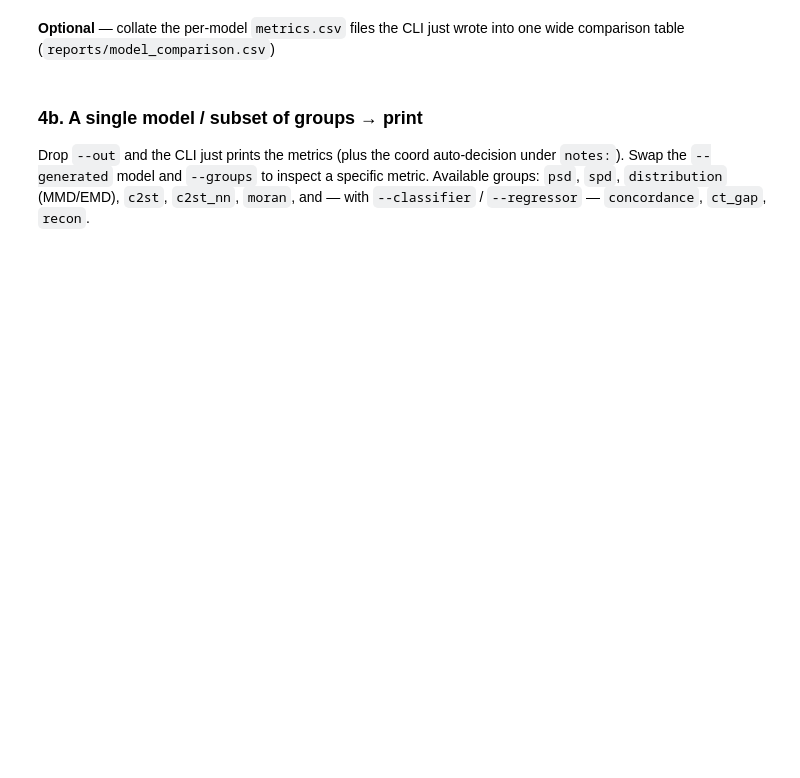
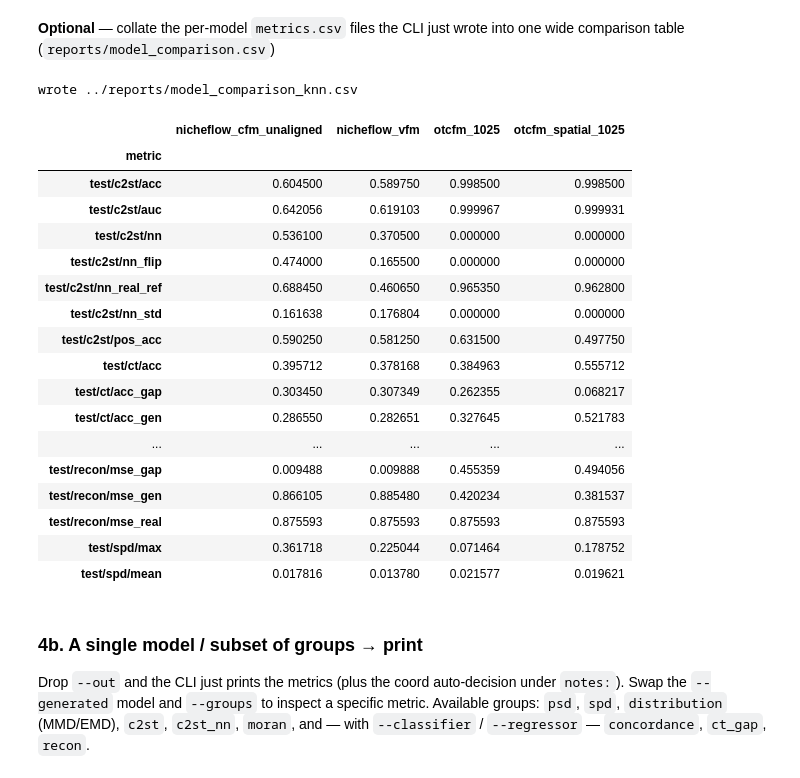
Before and after one commit to MONICAWAN1/eval_metrics, a Jupyter notebook: notebooks/evaluation.ipynb, the cells around one changed output. Drawn from its saved outputs; the diff is of its cells as text; code cells hidden in the pictures; blank space fills up the shorter version.

Commit message:
rerun metrics on the new c2st

```diff
--- a/notebooks/evaluation.ipynb
+++ b/notebooks/evaluation.ipynb
@@ -249,17 +398,37 @@ comparison table (`reports/model_comparison.csv`)
 # %%
 import glob
 import os
 
 import pandas as pd
 
 cols = {}
-for csv_path in sorted(glob.glob("../reports/*/metrics.csv")):
+for csv_path in sorted(glob.glob("../reports/*/metrics_knn.csv")):
     name = os.path.basename(os.path.dirname(csv_path))
     cols[name] = pd.read_csv(csv_path, index_col="metric")["value"]
 table = pd.DataFrame(cols).sort_index()
-table.to_csv("../reports/model_comparison.csv")
-print("wrote ../reports/model_comparison.csv")
+table.to_csv("../reports/model_comparison_knn.csv")
+print("wrote ../reports/model_comparison_knn.csv")
 table
+# %% [output]
+wrote ../reports/model_comparison_knn.csv
+|  | nicheflow_cfm_unaligned | nicheflow_vfm | otcfm_1025 | otcfm_spatial_1025 |
+| metric |  |  |  |  |
+| test/c2st/acc | 0.604500 | 0.589750 | 0.998500 | 0.998500 |
+| test/c2st/auc | 0.642056 | 0.619103 | 0.999967 | 0.999931 |
+| test/c2st/nn | 0.536100 | 0.370500 | 0.000000 | 0.000000 |
+| test/c2st/nn_flip | 0.474000 | 0.165500 | 0.000000 | 0.000000 |
+| test/c2st/nn_real_ref | 0.688450 | 0.460650 | 0.965350 | 0.962800 |
+| test/c2st/nn_std | 0.161638 | 0.176804 | 0.000000 | 0.000000 |
+| test/c2st/pos_acc | 0.590250 | 0.581250 | 0.631500 | 0.497750 |
+| test/ct/acc | 0.395712 | 0.378168 | 0.384963 | 0.555712 |
+| test/ct/acc_gap | 0.303450 | 0.307349 | 0.262355 | 0.068217 |
+| test/ct/acc_gen | 0.286550 | 0.282651 | 0.327645 | 0.521783 |
+| ... | ... | ... | ... | ... |
+| test/recon/mse_gap | 0.009488 | 0.009888 | 0.455359 | 0.494056 |
+| test/recon/mse_gen | 0.866105 | 0.885480 | 0.420234 | 0.381537 |
+| test/recon/mse_real | 0.875593 | 0.875593 | 0.875593 | 0.875593 |
+| test/spd/max | 0.361718 | 0.225044 | 0.071464 | 0.178752 |
+| test/spd/mean | 0.017816 | 0.013780 | 0.021577 | 0.019621 |
 # %% [markdown]
 ### 4b. A single model / subset of groups → print
 
```
Also changed, not shown: parts of 4 cells of this notebook, 5 other files.
